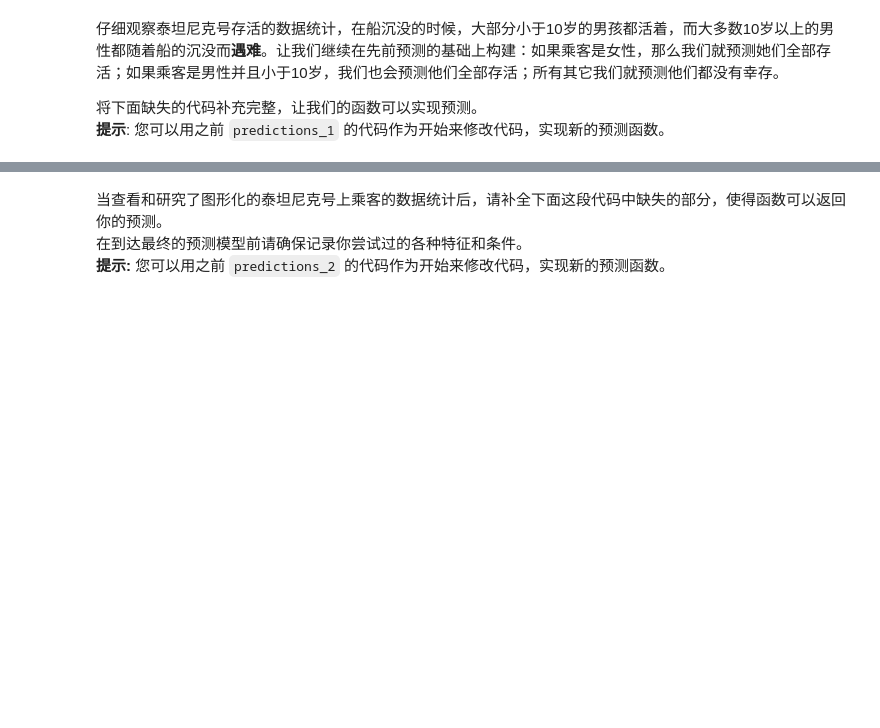
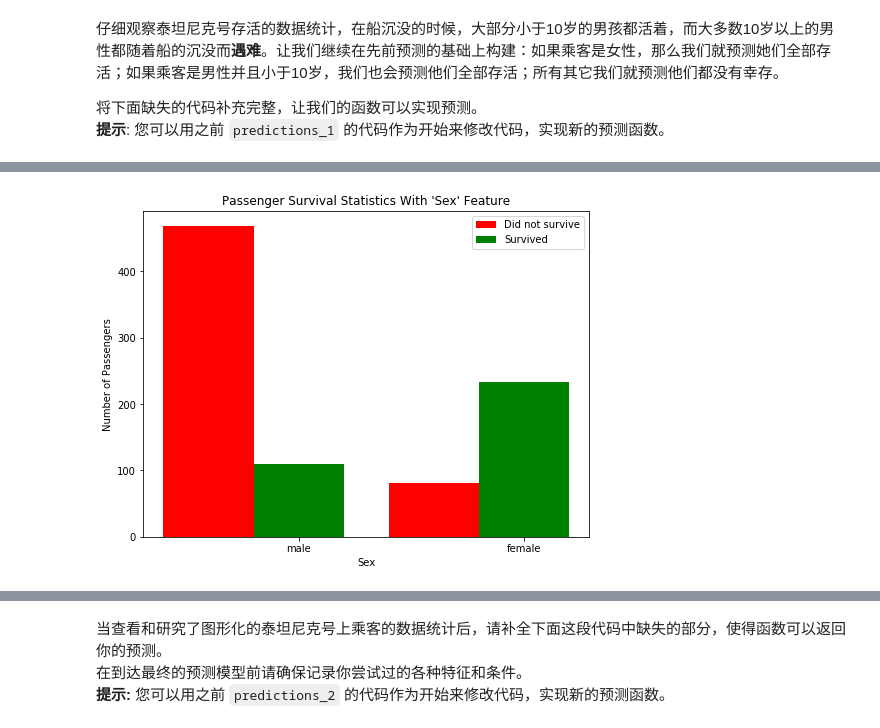
Before and after one commit to Celery-Qin/Titanic_advanced, a Jupyter notebook: titanic_survival_exploration.ipynb, the cells around one changed output, grey strips where cells are left out. Saved outputs shown, nothing was run; the diff lists cells and outputs as text; code cells hidden in the pictures; blank space fills up the shorter version.

```diff
--- a/titanic_survival_exploration.ipynb
+++ b/titanic_survival_exploration.ipynb
@@ -218,0 +249,4 @@ predictions = predictions_2(data)
+# %%
+survival_stats(data, outcomes, 'Sex')
+# %% [output]
+[figure, added]
```
Also changed, not shown: parts of 27 cells of this notebook, 1 other file.
